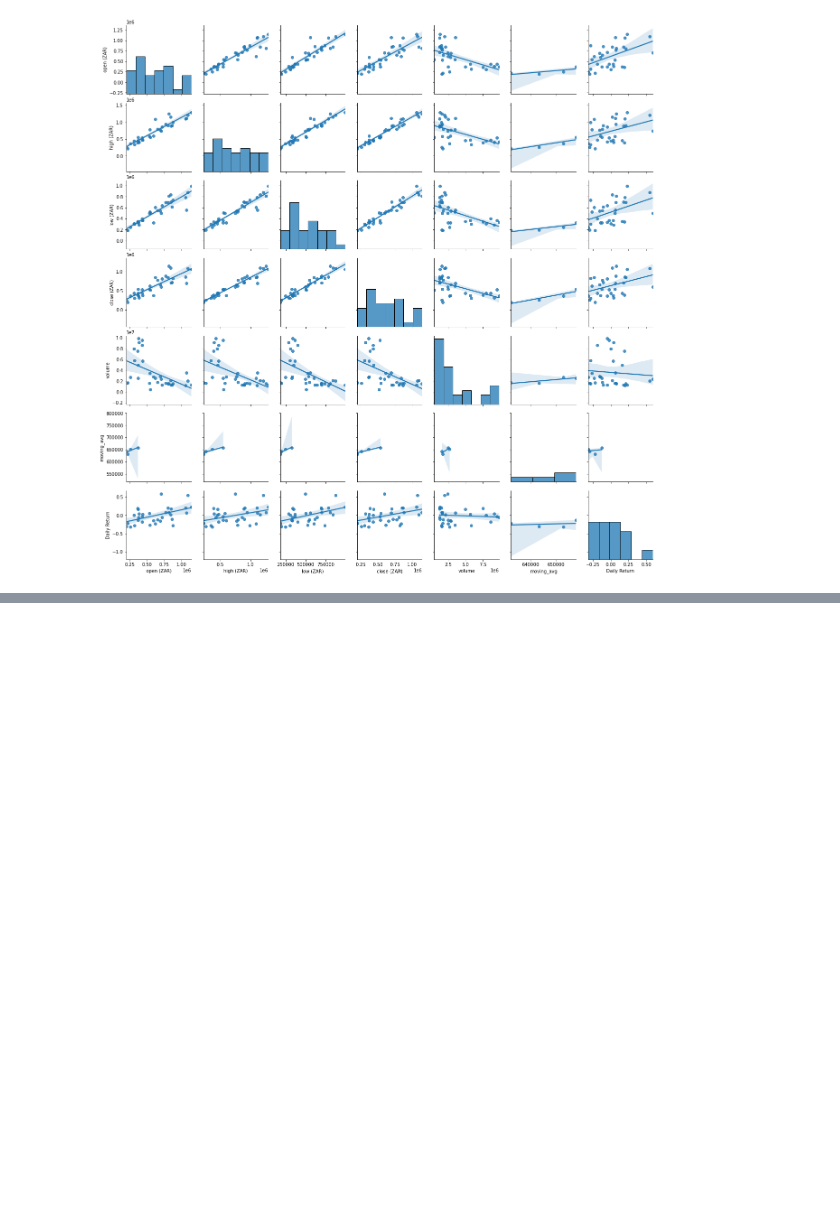
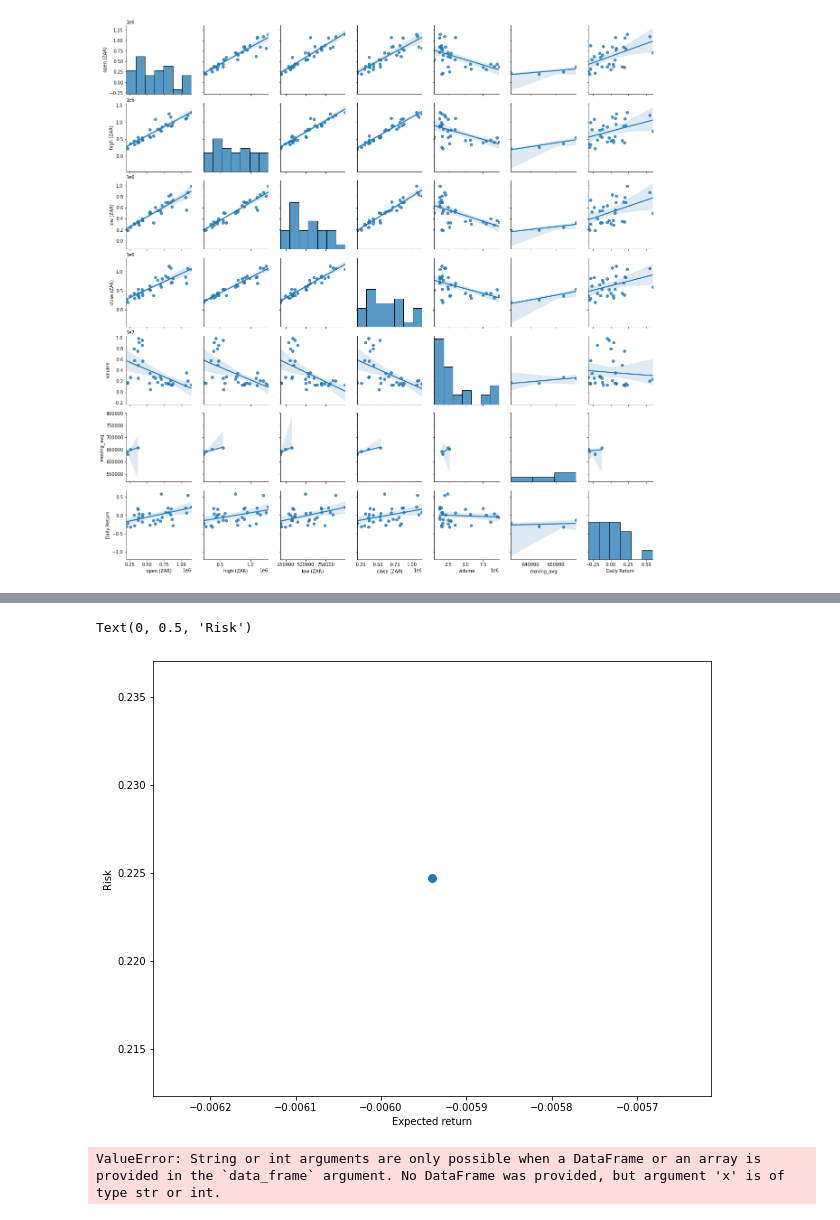
Before and after one commit to kwanda2426/kwanda_mlondi, a Jupyter notebook: mlondi_notebook.ipynb, the cells around one changed output, grey strips where cells are left out. Drawn from its saved outputs; the diff is of its cells as text; code cells hidden in the pictures; blank space fills up the shorter version.

```diff
--- a/mlondi_notebook.ipynb
+++ b/mlondi_notebook.ipynb
@@ -447,0 +480,22 @@ sns.pairplot(bitcoin_df, kind='reg')
+# %%
+# Bitcoin
+bitcoin_df['Daily Return'] = bitcoin_df['close (ZAR)'].pct_change()
+# %%
+tech_rets = bitcoin_df['close (ZAR)'].pct_change()
+# %%
+rets = tech_rets.dropna()
+
+area = np.pi * 20
+
+plt.figure(figsize=(10, 8))
+plt.scatter(rets.mean(), rets.std(), s=area)
+plt.xlabel('Expected return')
+plt.ylabel('Risk')
+# %% [output]
+Text(0, 0.5, 'Risk')
+[figure, added]
+# %%
+fig = px.scatter(x=rets.mean(), y = rets.std())
+fig.show()
+# %% [output]
+ValueError: String or int arguments are only possible when a DataFrame or an array is provided in the `data_frame` argument. No DataFrame was provided, but argument 'x' is of type str or int.
```
Also changed, not shown: parts of 3 cells of this notebook.
